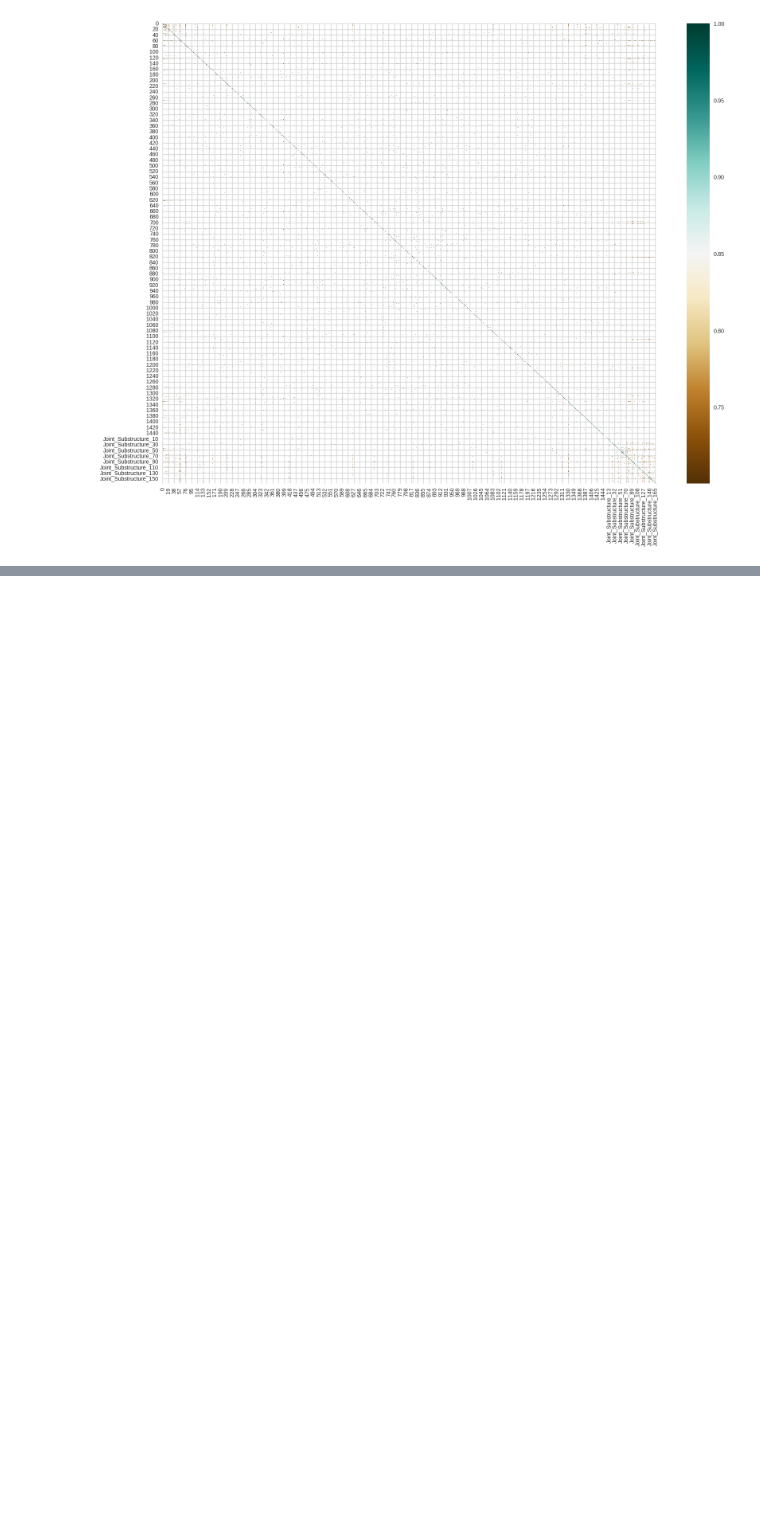
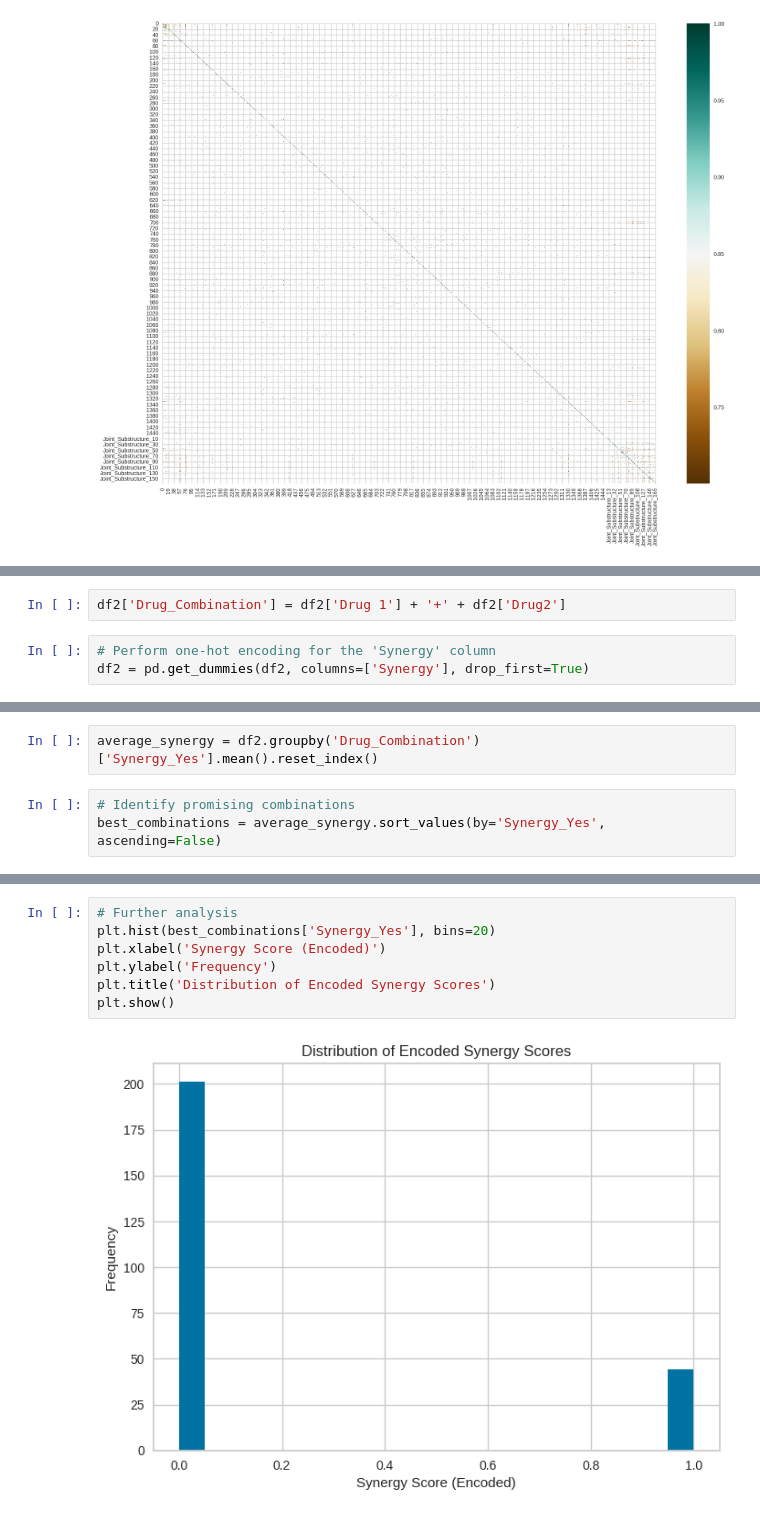
Before and after one commit to mozey256/OSCAAR, a Jupyter notebook: chemo_data_EDA.ipynb, the cells around one changed output, grey strips where cells are left out. Drawn from its saved outputs; the diff is of its cells as text; blank space fills up the shorter version.

```diff
--- a/chemo_data_EDA.ipynb
+++ b/chemo_data_EDA.ipynb
@@ -287,0 +402,5 @@ plt.show()
+# %%
+df2['Drug_Combination'] = df2['Drug 1'] + '+' + df2['Drug2']
+# %%
+# Perform one-hot encoding for the 'Synergy' column
+df2 = pd.get_dummies(df2, columns=['Synergy'], drop_first=True)
@@ -287,0 +417,5 @@ plt.show()
+# %%
+average_synergy = df2.groupby('Drug_Combination')['Synergy_Yes'].mean().reset_index()
+# %%
+# Identify promising combinations
+best_combinations = average_synergy.sort_values(by='Synergy_Yes', ascending=False)
@@ -287,0 +438,9 @@ plt.show()
+# %%
+# Further analysis
+plt.hist(best_combinations['Synergy_Yes'], bins=20)
+plt.xlabel('Synergy Score (Encoded)')
+plt.ylabel('Frequency')
+plt.title('Distribution of Encoded Synergy Scores')
+plt.show()
+# %% [output]
+[figure, added]
```
Also changed, not shown: parts of 21 cells of this notebook.
